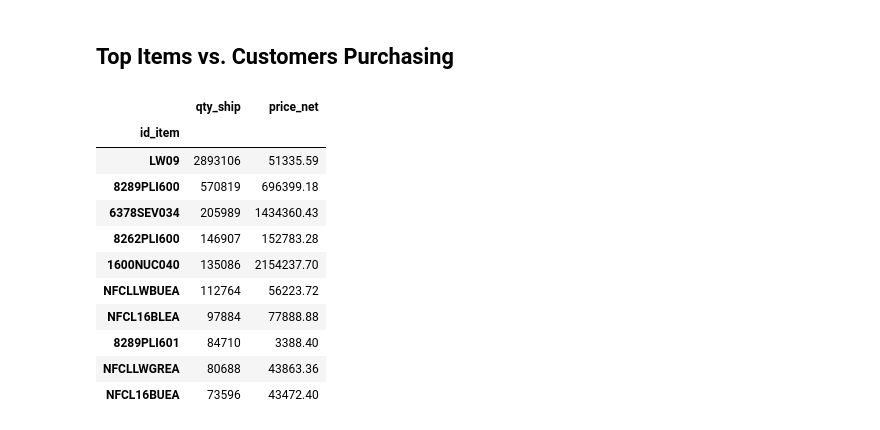
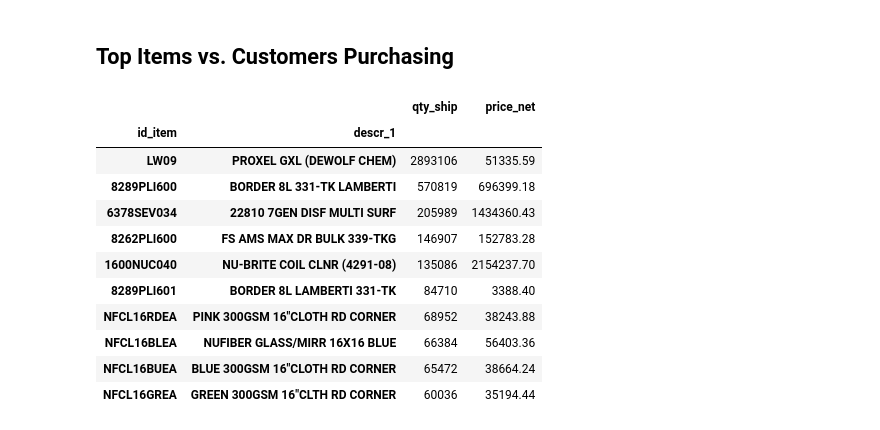
Before and after one commit to aadeba5/Project1, a Jupyter notebook: Nuance_Kayla.ipynb, the cells around one changed output. Drawn from its saved outputs; the diff is of its cells as text; code cells hidden in the pictures.

```diff
--- a/Nuance_Kayla.ipynb
+++ b/Nuance_Kayla.ipynb
@@ -34,20 +34,20 @@ twenty_19_sales = nuance_df.loc[nuance_df['year']== 2019]
 #2020 data frame
 twenty_20_sales = nuance_df.loc[nuance_df['year']== 2020]
 # %%
-# Determine Top Items
-top_items_df_2019 = twenty_19_sales.groupby(["id_item"]).sum()
+# Determine Top Items 2019
+top_items_df_2019 = twenty_19_sales.groupby(["id_item", "descr_1"]).sum()
 top_items_df_2019.sort_values(by='qty_ship',
                       ascending=False).head(10)
 # %% [output]
-|  | qty_ship | price_net |
-| id_item |  |  |
-| LW09 | 2893106 | 51335.59 |
-| 8289PLI600 | 570819 | 696399.18 |
-| 6378SEV034 | 205989 | 1434360.43 |
-| 8262PLI600 | 146907 | 152783.28 |
-| 1600NUC040 | 135086 | 2154237.70 |
-| NFCLLWBUEA | 112764 | 56223.72 |
-| NFCL16BLEA | 97884 | 77888.88 |
-| 8289PLI601 | 84710 | 3388.40 |
-| NFCLLWGREA | 80688 | 43863.36 |
-| NFCL16BUEA | 73596 | 43472.40 |
+|  |  | qty_ship | price_net |
+| id_item | descr_1 |  |  |
+| LW09 | PROXEL GXL (DEWOLF CHEM) | 2893106 | 51335.59 |
+| 8289PLI600 | BORDER 8L 331-TK LAMBERTI | 570819 | 696399.18 |
+| 6378SEV034 | 22810 7GEN DISF MULTI SURF | 205989 | 1434360.43 |
+| 8262PLI600 | FS AMS MAX DR BULK 339-TKG | 146907 | 152783.28 |
+| 1600NUC040 | NU-BRITE COIL CLNR (4291-08) | 135086 | 2154237.70 |
+| 8289PLI601 | BORDER 8L LAMBERTI 331-TK | 84710 | 3388.40 |
+| NFCL16RDEA | PINK 300GSM 16"CLOTH RD CORNER | 68952 | 38243.88 |
+| NFCL16BLEA | NUFIBER GLASS/MIRR 16X16 BLUE | 66384 | 56403.36 |
+| NFCL16BUEA | BLUE 300GSM 16"CLOTH RD CORNER | 65472 | 38664.24 |
+| NFCL16GREA | GREEN 300GSM 16"CLTH RD CORNER | 60036 | 35194.44 |
```
Also changed, not shown: parts of 13 cells of this notebook.
